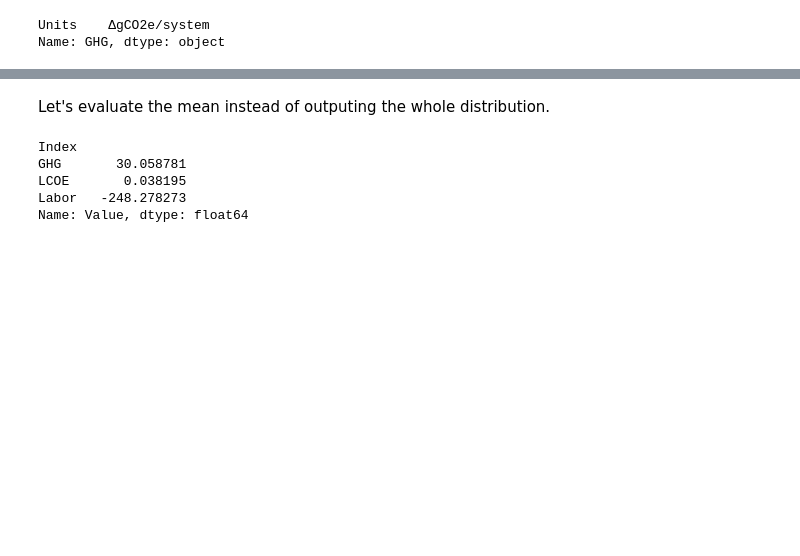
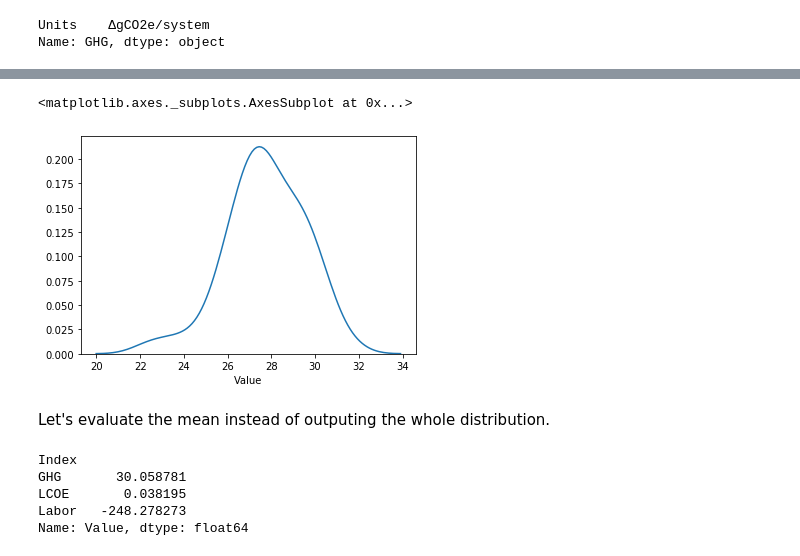
Before and after one commit to NREL/tyche, a Jupyter notebook: src/eutychia/example.ipynb, the cells around one changed output, grey strips where cells are left out. Drawn from its saved outputs; the diff is of its cells as text; code cells hidden in the pictures; blank space fills up the shorter version.

```diff
--- a/src/eutychia/example.ipynb
+++ b/src/eutychia/example.ipynb
@@ -112,3 +112,8 @@ plt.set(
+# %%
+sb.distplot(values, hist = False)
+# %% [output]
+<matplotlib.axes._subplots.AxesSubplot at 0x...>
+[figure, added]
 # %% [markdown]
 Let's evaluate the mean instead of outputing the whole distribution.
 # %%
```
Also changed, not shown: parts of 2 cells of this notebook, 5 other files.
